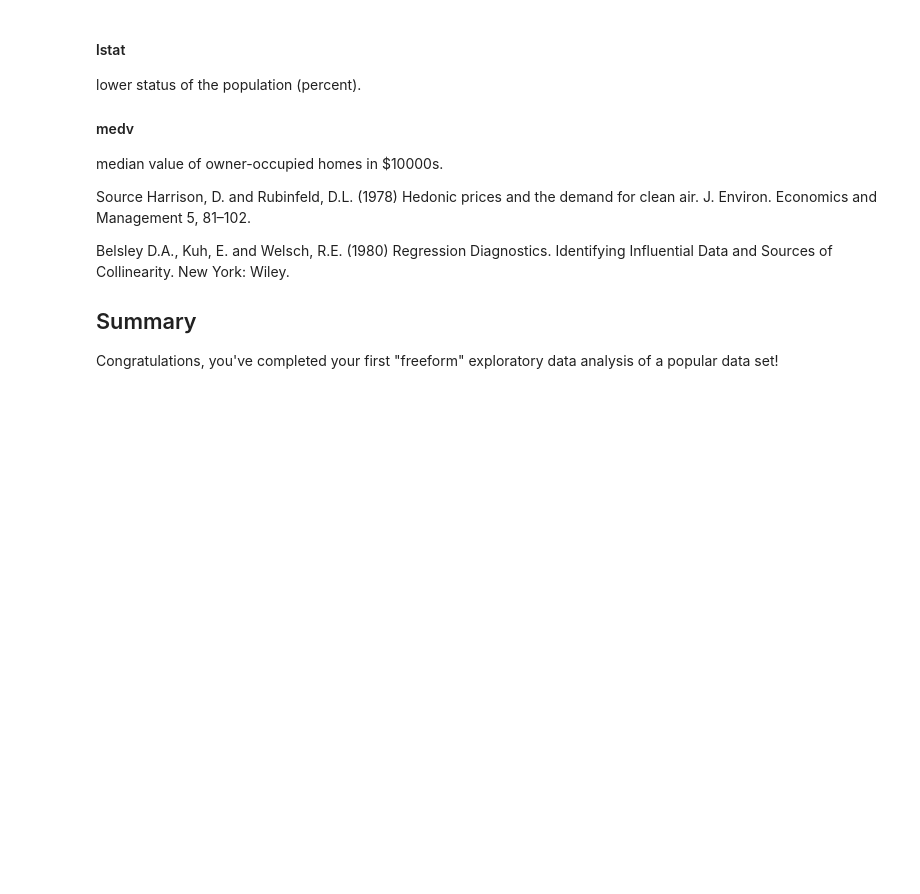
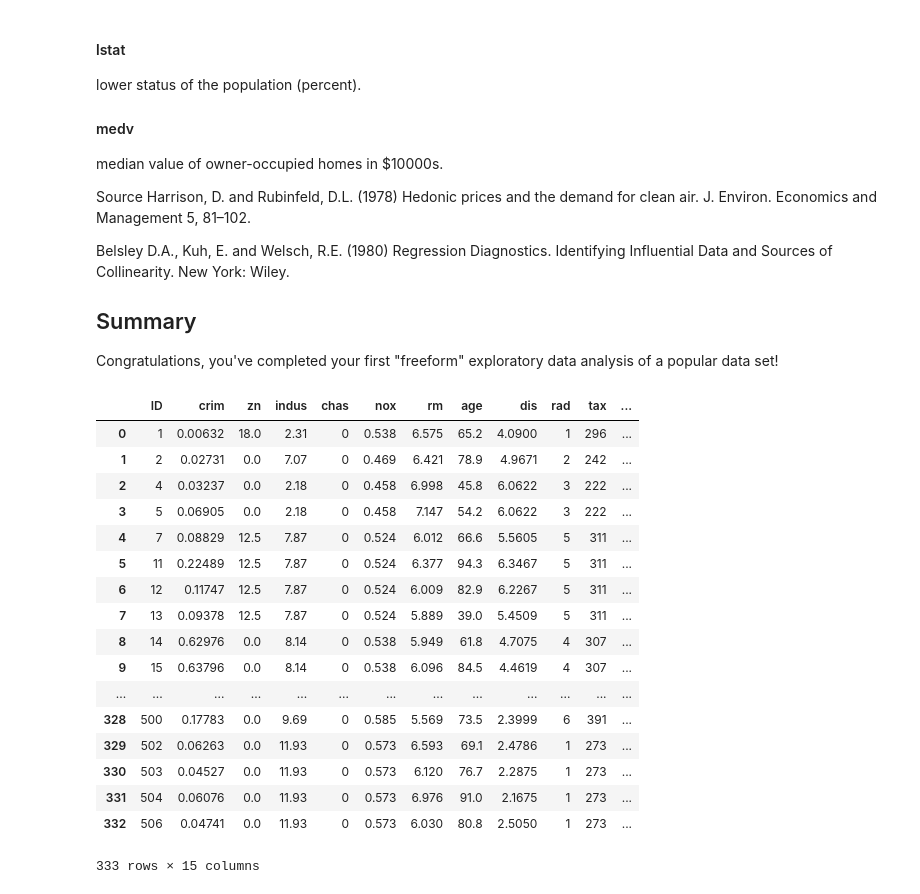
Before and after one commit to ThoaShook/dsc-project-eda-with-pandas-atlanta-ds-062419, a Jupyter notebook: index.ipynb, the cells around one changed output. Saved outputs shown, nothing was run; the diff lists cells and outputs as text; code cells hidden in the pictures; blank space fills up the shorter version.

```diff
--- a/index.ipynb
+++ b/index.ipynb
@@ -83,3 +83,23 @@ Congratulations, you've completed your first "freeform" exploratory data analysi
 # %%
 import pandas as pd
 df = pd.read_csv('train.csv')
+df
+# %% [output]
+|  | ID | crim | zn | indus | chas | nox | rm | age | dis | rad | tax | ... |
+| 0 | 1 | 0.00632 | 18.0 | 2.31 | 0 | 0.538 | 6.575 | 65.2 | 4.0900 | 1 | 296 | ... |
+| 1 | 2 | 0.02731 | 0.0 | 7.07 | 0 | 0.469 | 6.421 | 78.9 | 4.9671 | 2 | 242 | ... |
+| 2 | 4 | 0.03237 | 0.0 | 2.18 | 0 | 0.458 | 6.998 | 45.8 | 6.0622 | 3 | 222 | ... |
+| 3 | 5 | 0.06905 | 0.0 | 2.18 | 0 | 0.458 | 7.147 | 54.2 | 6.0622 | 3 | 222 | ... |
+| 4 | 7 | 0.08829 | 12.5 | 7.87 | 0 | 0.524 | 6.012 | 66.6 | 5.5605 | 5 | 311 | ... |
+| 5 | 11 | 0.22489 | 12.5 | 7.87 | 0 | 0.524 | 6.377 | 94.3 | 6.3467 | 5 | 311 | ... |
+| 6 | 12 | 0.11747 | 12.5 | 7.87 | 0 | 0.524 | 6.009 | 82.9 | 6.2267 | 5 | 311 | ... |
+| 7 | 13 | 0.09378 | 12.5 | 7.87 | 0 | 0.524 | 5.889 | 39.0 | 5.4509 | 5 | 311 | ... |
+| 8 | 14 | 0.62976 | 0.0 | 8.14 | 0 | 0.538 | 5.949 | 61.8 | 4.7075 | 4 | 307 | ... |
+| 9 | 15 | 0.63796 | 0.0 | 8.14 | 0 | 0.538 | 6.096 | 84.5 | 4.4619 | 4 | 307 | ... |
+| ... | ... | ... | ... | ... | ... | ... | ... | ... | ... | ... | ... | ... |
+| 328 | 500 | 0.17783 | 0.0 | 9.69 | 0 | 0.585 | 5.569 | 73.5 | 2.3999 | 6 | 391 | ... |
+| 329 | 502 | 0.06263 | 0.0 | 11.93 | 0 | 0.573 | 6.593 | 69.1 | 2.4786 | 1 | 273 | ... |
+| 330 | 503 | 0.04527 | 0.0 | 11.93 | 0 | 0.573 | 6.120 | 76.7 | 2.2875 | 1 | 273 | ... |
+| 331 | 504 | 0.06076 | 0.0 | 11.93 | 0 | 0.573 | 6.976 | 91.0 | 2.1675 | 1 | 273 | ... |
+| 332 | 506 | 0.04741 | 0.0 | 11.93 | 0 | 0.573 | 6.030 | 80.8 | 2.5050 | 1 | 273 | ... |
+333 rows × 15 columns
```
